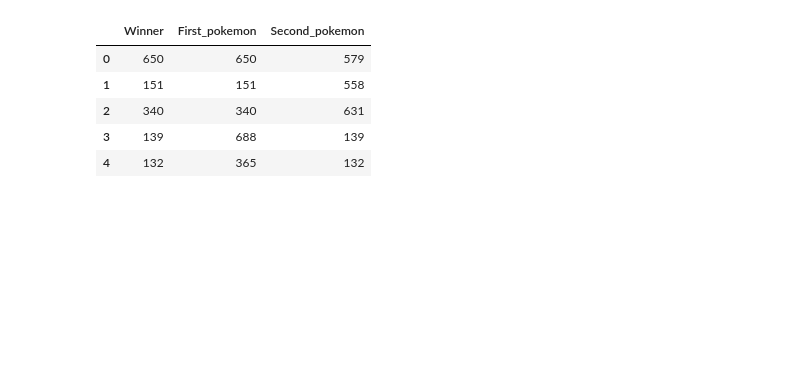
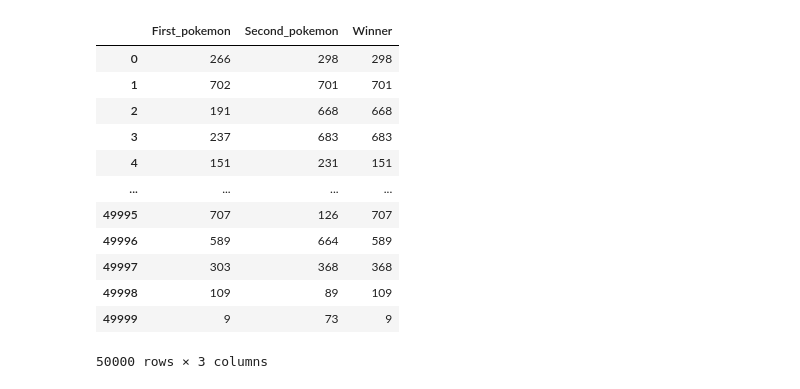
Before and after one commit to muccijacopo/pokemon-challenge-AI, a Jupyter notebook: preparation.ipynb, the cells around one changed output. Cells and saved outputs as stored; diff of their text form; code cells hidden in the pictures; blank space fills up the shorter version.

```diff
--- a/preparation.ipynb
+++ b/preparation.ipynb
@@ -4,14 +4,21 @@ from sklearn.model_selection import train_test_split
 # %%
 combats = pd.read_csv("./combats.csv")
 # %%
-combats.head()
+combats
 # %% [output]
-|  | Winner | First_pokemon | Second_pokemon |
-| 0 | 650 | 650 | 579 |
-| 1 | 151 | 151 | 558 |
-| 2 | 340 | 340 | 631 |
-| 3 | 139 | 688 | 139 |
-| 4 | 132 | 365 | 132 |
+|  | First_pokemon | Second_pokemon | Winner |
+| 0 | 266 | 298 | 298 |
+| 1 | 702 | 701 | 701 |
+| 2 | 191 | 668 | 668 |
+| 3 | 237 | 683 | 683 |
+| 4 | 151 | 231 | 151 |
+| ... | ... | ... | ... |
+| 49995 | 707 | 126 | 707 |
+| 49996 | 589 | 664 | 589 |
+| 49997 | 303 | 368 | 368 |
+| 49998 | 109 | 89 | 109 |
+| 49999 | 9 | 73 | 9 |
+50000 rows × 3 columns
 # %%
 train, test = train_test_split(combats, test_size=0.25)
 # %%
```
Also changed, not shown: 1 other file.
